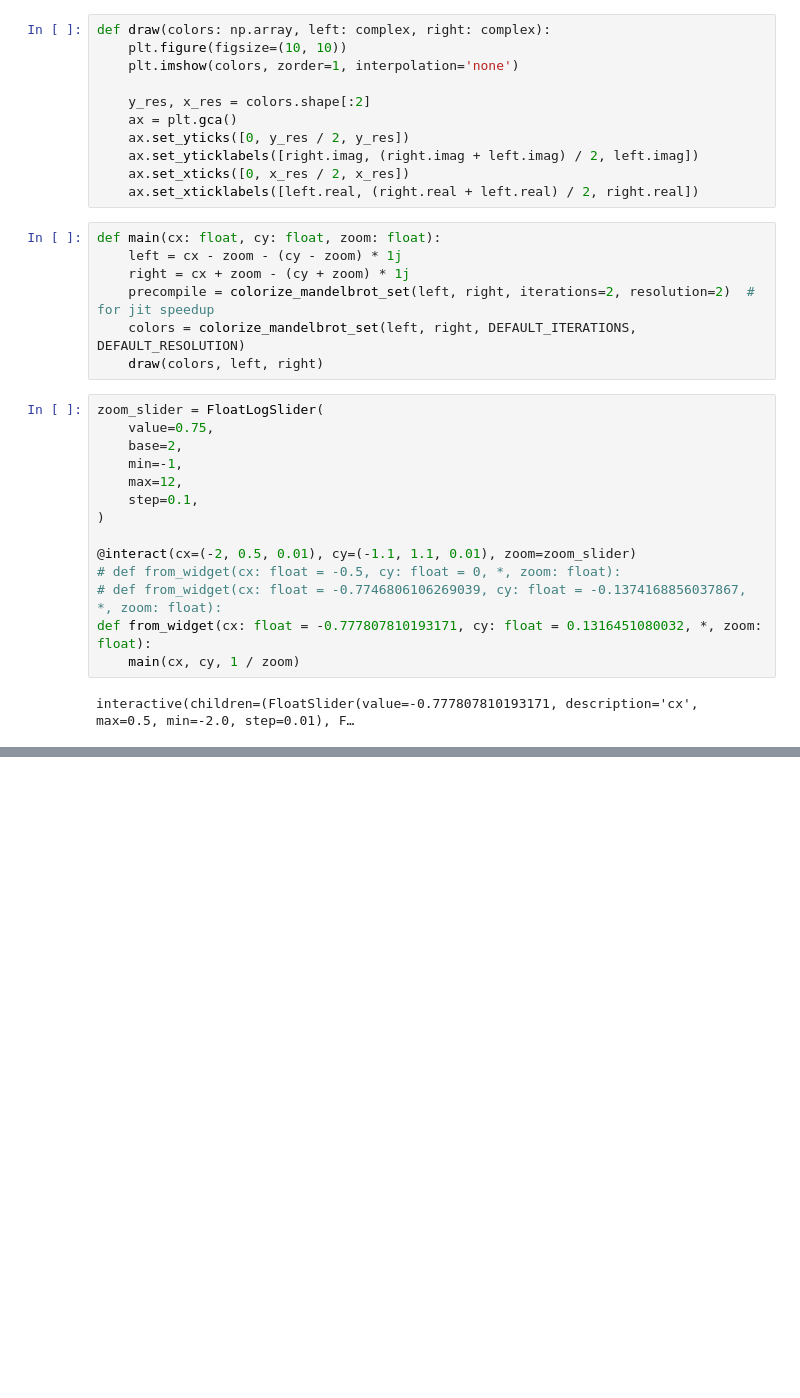
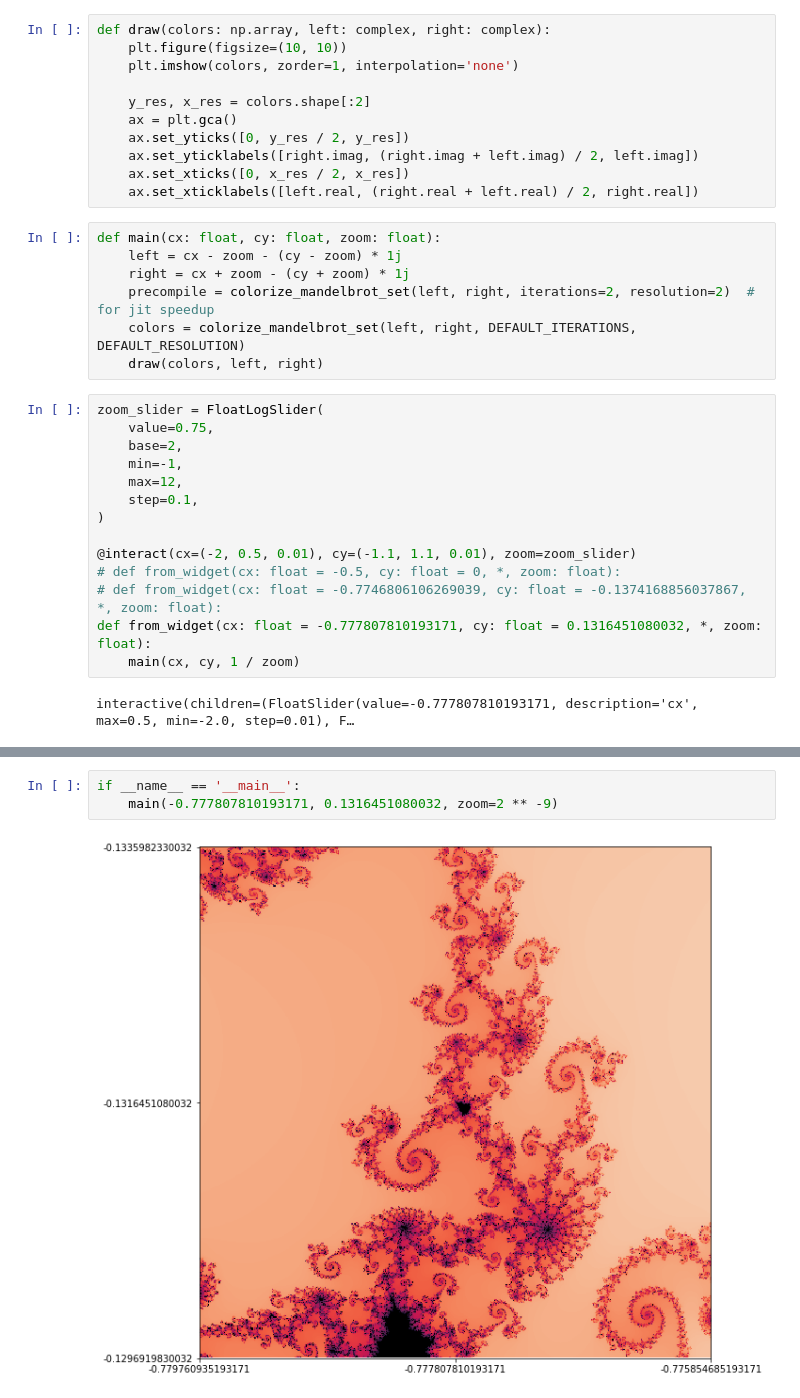
Before and after one commit to abionics/SomeFractals, a Jupyter notebook: mandelbrot_set/mandelbrot_set.ipynb, the cells around one changed output, grey strips where cells are left out. Saved outputs shown, nothing was run; the diff lists cells and outputs as text; blank space fills up the shorter version.

```diff
--- a/mandelbrot_set/mandelbrot_set.ipynb
+++ b/mandelbrot_set/mandelbrot_set.ipynb
@@ -86,0 +92,5 @@ interactive(children=(FloatSlider(value=-0.777807810193171, description='cx', ma
+# %%
+if __name__ == '__main__':
+    main(-0.777807810193171, 0.1316451080032, zoom=2 ** -9)
+# %% [output]
+[figure, added]
```
Also changed, not shown: parts of 1 cell of this notebook, 2 other files.
